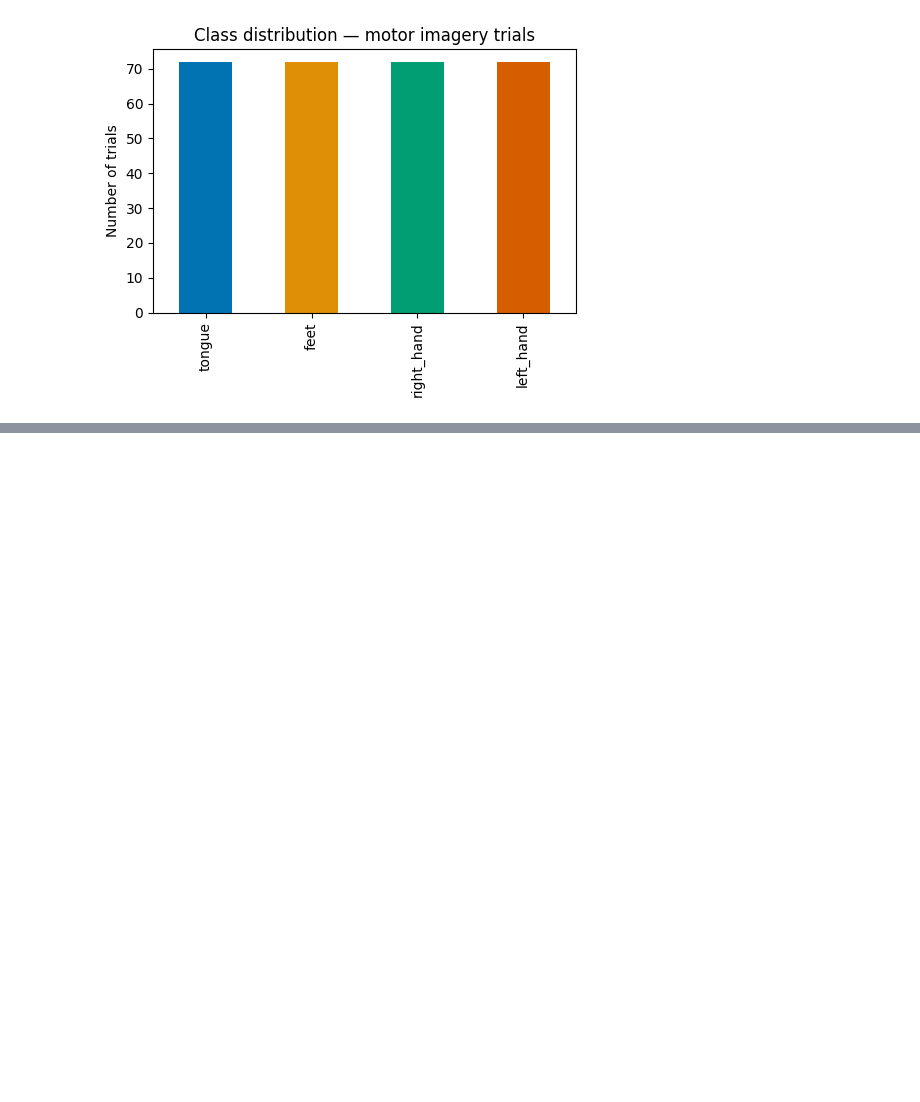
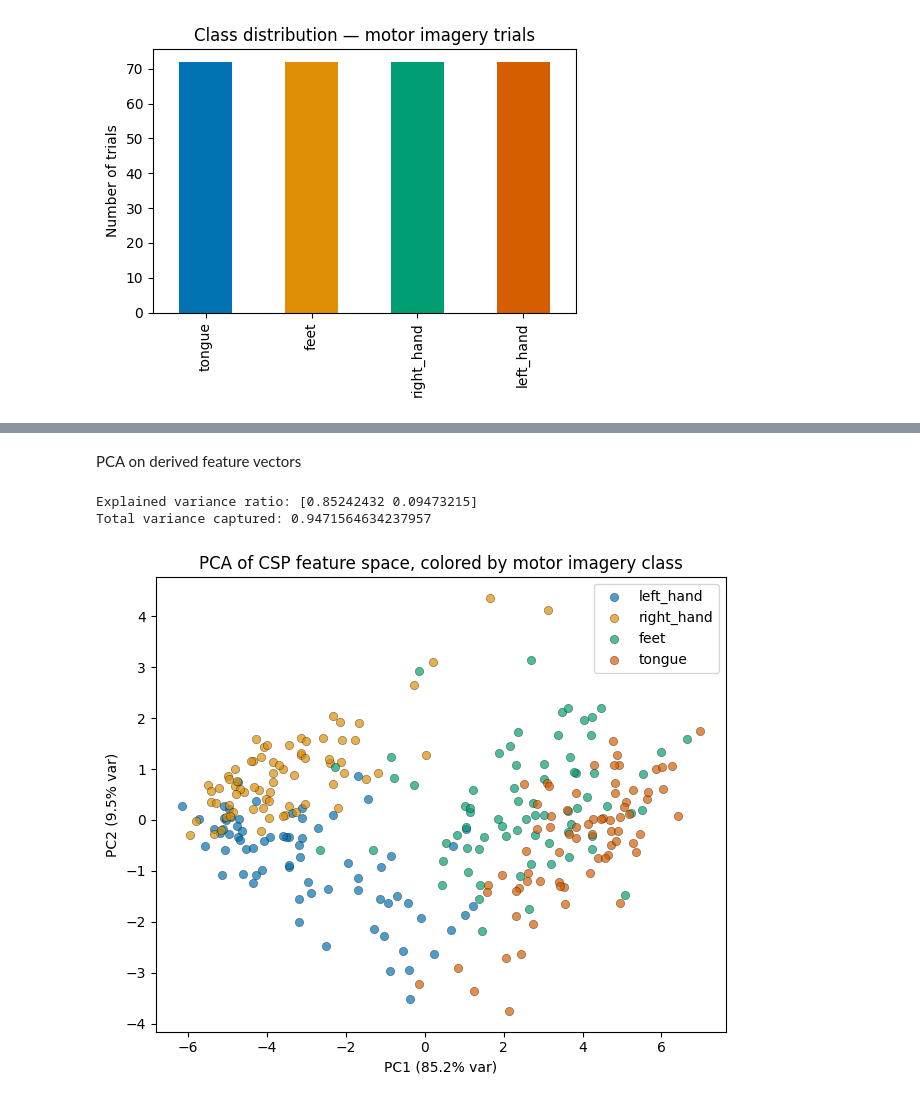
Before and after one commit to AkilanSS/23CSE301--Machine-Learning-Capstone-Project, a Jupyter notebook: notebooks/classification.ipynb, the cells around one changed output, grey strips where cells are left out. Cells and saved outputs as stored; diff of their text form; code cells hidden in the pictures; blank space fills up the shorter version.

Commit message:
derived CSP features, done PCA, t-SNE, LDA, LDA3d

```diff
--- a/notebooks/classification.ipynb
+++ b/notebooks/classification.ipynb
@@ -108,0 +300,32 @@ plt.show()
+# %% [markdown]
+PCA on derived feature vectors
+# %%
+from sklearn.decomposition import PCA
+from sklearn.preprocessing import StandardScaler
+
+X_scaled = StandardScaler().fit_transform(X_features)
+
+pca = PCA(n_components=2, random_state=42)
+X_pca = pca.fit_transform(X_scaled)
+
+print("Explained variance ratio:", pca.explained_variance_ratio_)
+print("Total variance captured:", pca.explained_variance_ratio_.sum())
+
+fig, ax = plt.subplots(figsize=(6.5, 5.5))
+labels_readable = df_features['label']
+colors = sns.color_palette('colorblind', n_colors=4)
+
+for cls, color in zip(class_codes.keys(), colors):
+    mask = labels_readable == cls
+    ax.scatter(X_pca[mask, 0], X_pca[mask, 1], label=cls, color=color, alpha=0.7, edgecolor='k', linewidth=0.3)
+
+ax.set_xlabel(f"PC1 ({pca.explained_variance_ratio_[0]*100:.1f}% var)")
+ax.set_ylabel(f"PC2 ({pca.explained_variance_ratio_[1]*100:.1f}% var)")
+ax.set_title("PCA of CSP feature space, colored by motor imagery class")
+ax.legend()
+plt.tight_layout()
+plt.show()
+# %% [output]
+Explained variance ratio: [0.85242432 0.09473215]
+Total variance captured: 0.9471564634237957
+[figure, added]
```
Also changed, not shown: parts of 15 cells of this notebook, 1 other file.
